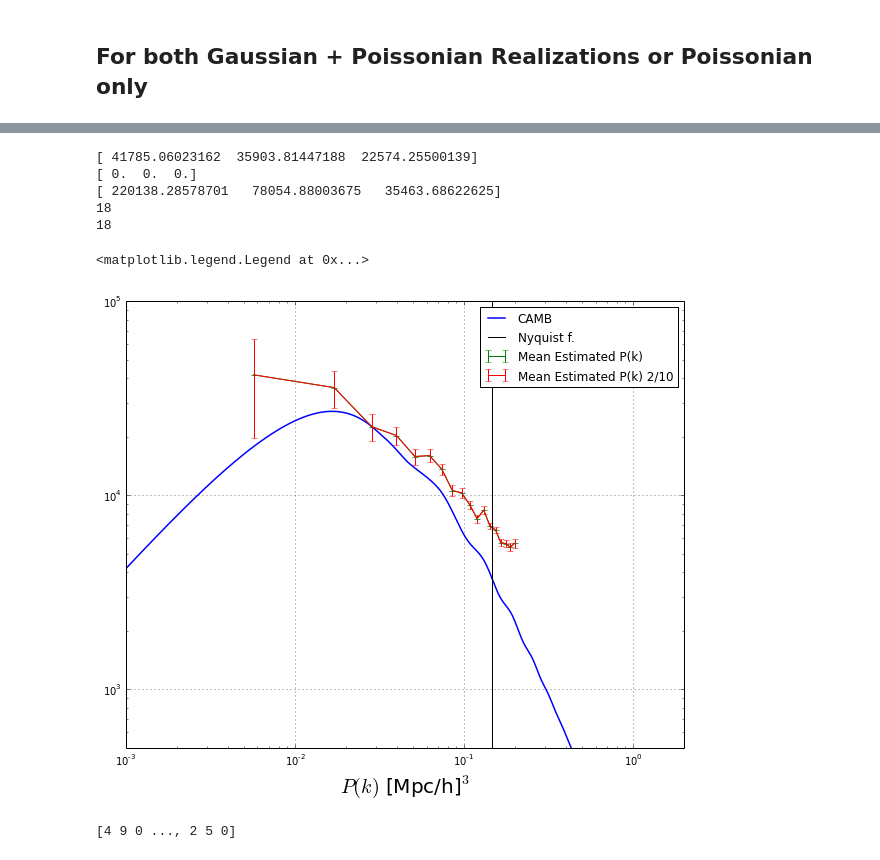
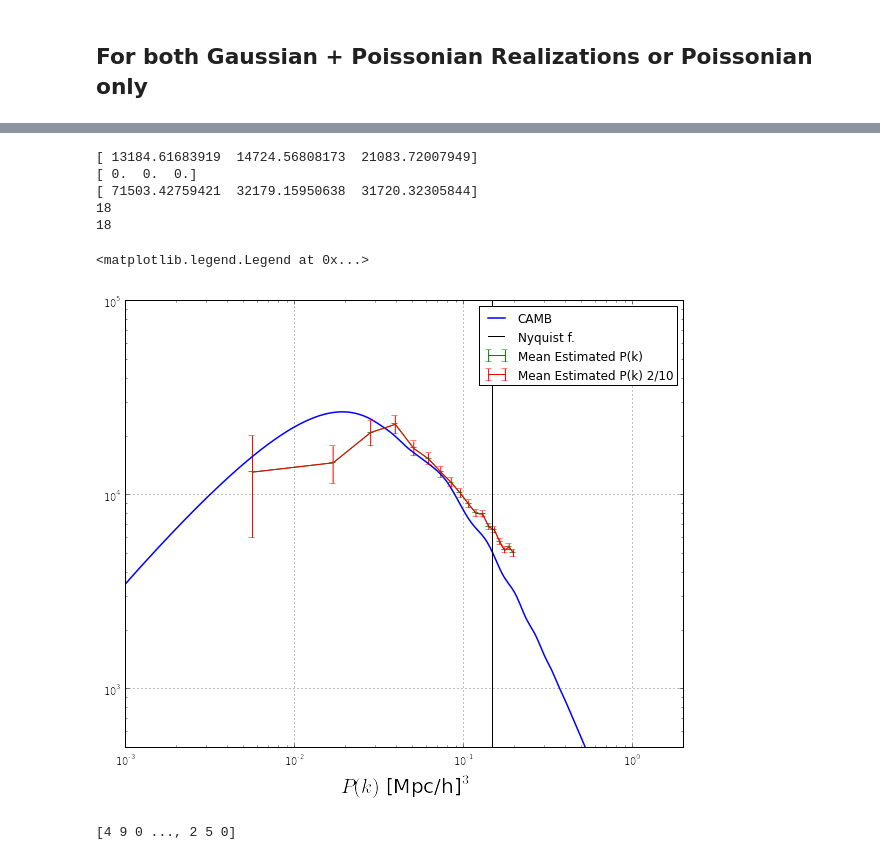
Before and after one commit to arthurmloureiro/MCMaps, a Jupyter notebook: pk_fkp_notebook.ipynb, the cells around one changed output, grey strips where cells are left out. Saved outputs shown, nothing was run; the diff lists cells and outputs as text; code cells hidden in the pictures.

```diff
--- a/pk_fkp_notebook.ipynb
+++ b/pk_fkp_notebook.ipynb
@@ -59,13 +65,6 @@ This will be used to calculate $P_G(k)$ using a $k_{step} = \frac{1}{(1.1) L_{ma
 # %%
-kk_bar = np.fft.fftfreq(n_x)
-kminbar = np.min(abs(kk_bar))
+nn = int(np.sqrt(n_x**2 + n_y**2 + n_z**2))
+kk_bar = np.fft.fftfreq(nn)
 kmaxbar = np.sqrt(1.7)*np.max(abs(kk_bar))
 dk_bar = kmaxbar/(num_bins+0.0001)*np.ones(num_bins)
 k_bar = (dk_bar/2)+np.linspace(0.,kmaxbar-dk_bar[2],num_bins)
-#dk_bar = np.diff(k_bar)
-#dk_bar = np.pi/L_max
-#print np.asarray([k_bar-dk_bar/2,k_bar+dk_bar/2]).T
-print k_bar+ dk_bar/2.
-#print len(k_bar)
-#print dk_bar
-#print fkp_stuff.k_bins
@@ -127,7 +118,7 @@ def n_bar_func(gridr,a_,b_):
     return a_*np.exp(-b_*gridr)
     #return n_*(1.+a_*np.sin(gridr/r0_))*np.exp(-gridr/r1_)
 #n_bar_matrix = n_bar_func(grid.grid_r,n_bar,15,200.,0.9)
-n_bar_matrix = n_bar_func(grid.grid_r, n_bar,0.04)
+n_bar_matrix = n_bar_func(grid.grid_r, n_bar,0.0089)
 #n_bar_matrix = n_bar*np.ones((n_x,n_y,n_z))
 pl.imshow(n_bar_matrix[2])
 pl.colorbar()
@@ -321,30 +312,31 @@ print P_avsig[0:3]
 print len(P_av)
 print len(k_bar)
 # %% [output]
-[ 41785.06023162  35903.81447188  22574.25500139]
+[ 13184.61683919  14724.56808173  21083.72007949]
 [ 0.  0.  0.]
-[ 220138.28578701   78054.88003675   35463.68622625]
+[ 71503.42759421  32179.15950638  31720.32305844]
 18
 18
 # %%
 pl.figure('P(k) zoom',figsize=(10,8))
 pl.loglog()
 pl.plot(k_camb,Pk_camb,label='CAMB',linewidth=1.5)
 pl.xlim(1E-3,2.0)
 pl.ylim(5E2,1E5)
 pl.errorbar(k_bar*(2.*np.pi*n_x/L_x),P_av,yerr=P_sig,label='Mean Estimated P(k)')
 #pl.errorbar(k_bar*(2.*np.pi*n_x/L_x),P_av,yerr=P_avsig,label='Mean Estimated P(k) 2')
 pl.errorbar(k_bar*(2.*np.pi*n_x/L_x),P_av,yerr=P_avsig/10.,label='Mean Estimated P(k) 2/10')
+pl.axvline(x=np.min(grid.grid_k[grid.grid_k!=0.0]), linewidth=2., color='g')
 
 #pl.plot(k[:],fkp_stuff.P_ret2[:])#*2800)
 pl.xlabel(r'$k$ [h/Mpc]',fontsize=20)
 pl.xlabel(r'$P(k)$ [Mpc/h]$^3$',fontsize=20)
 pl.grid(True)
 pl.axvline(x=np.max(np.max(grid.k_x)*(2.*np.pi*n_x/L_x)),color='k',label='Nyquist f.')
 pl.legend()
 # %% [output]
 <matplotlib.legend.Legend at 0x...>
-[figure, old version]
+[figure, new version]
 # %%
 N_flat = N_r.flatten()
 #print N_flat.reshape(n_x,n_y,n_z) == N_r
```
Also changed, not shown: parts of 16 cells of this notebook, 3 other files.
